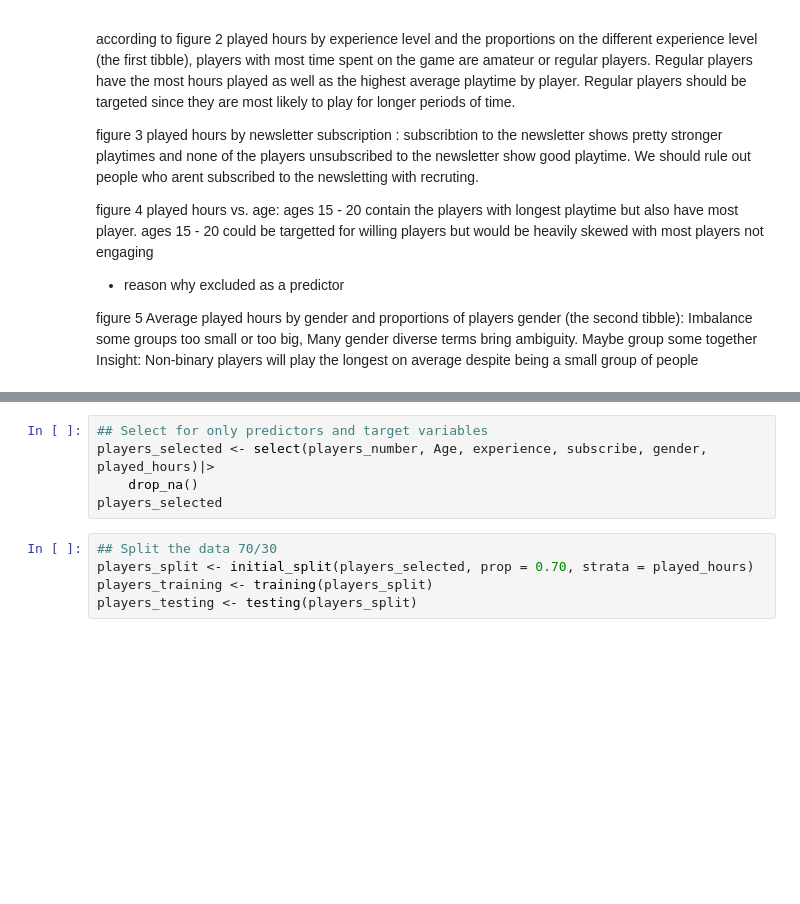
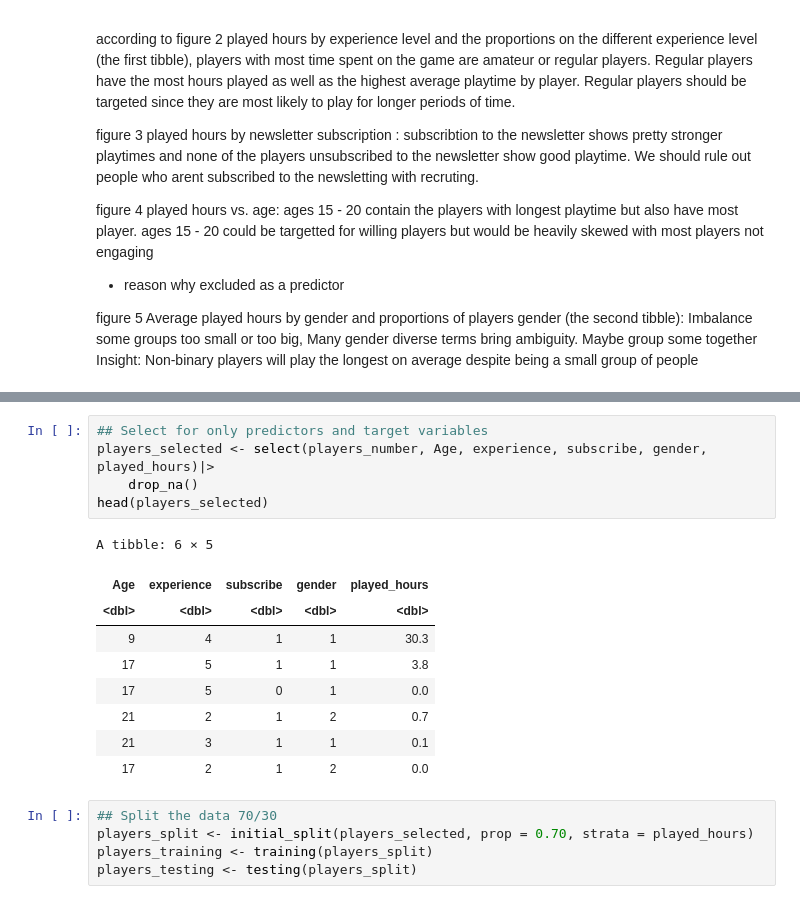
Before and after one commit to ctrl-tiramisu/dsci100-group-008, a Jupyter notebook: group 8 report-Copy1.ipynb, the cells around one changed output, grey strips where cells are left out. Drawn from its saved outputs; the diff is of its cells as text; blank space fills up the shorter version.

```diff
--- a/group 8 report-Copy1.ipynb
+++ b/group 8 report-Copy1.ipynb
@@ -255,8 +296,18 @@ players_number
 # %%
 ## Select for only predictors and target variables
 players_selected <- select(players_number, Age, experience, subscribe, gender, played_hours)|>
     drop_na()
-players_selected
+head(players_selected)
+# %% [output]
+A tibble: 6 × 5
+| Age | experience | subscribe | gender | played_hours |
+| <dbl> | <dbl> | <dbl> | <dbl> | <dbl> |
+| 9 | 4 | 1 | 1 | 30.3 |
+| 17 | 5 | 1 | 1 | 3.8 |
+| 17 | 5 | 0 | 1 | 0.0 |
+| 21 | 2 | 1 | 2 | 0.7 |
+| 21 | 3 | 1 | 1 | 0.1 |
+| 17 | 2 | 1 | 2 | 0.0 |
 # %%
 ## Split the data 70/30
 players_split <- initial_split(players_selected, prop = 0.70, strata = played_hours)
```
Also changed, not shown: parts of 8 cells of this notebook.
